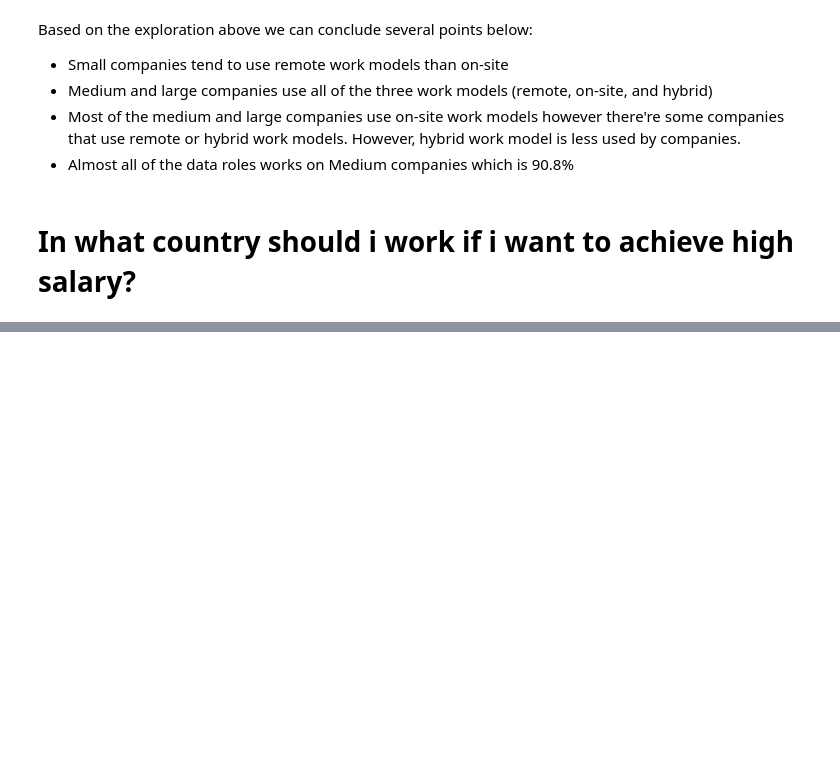
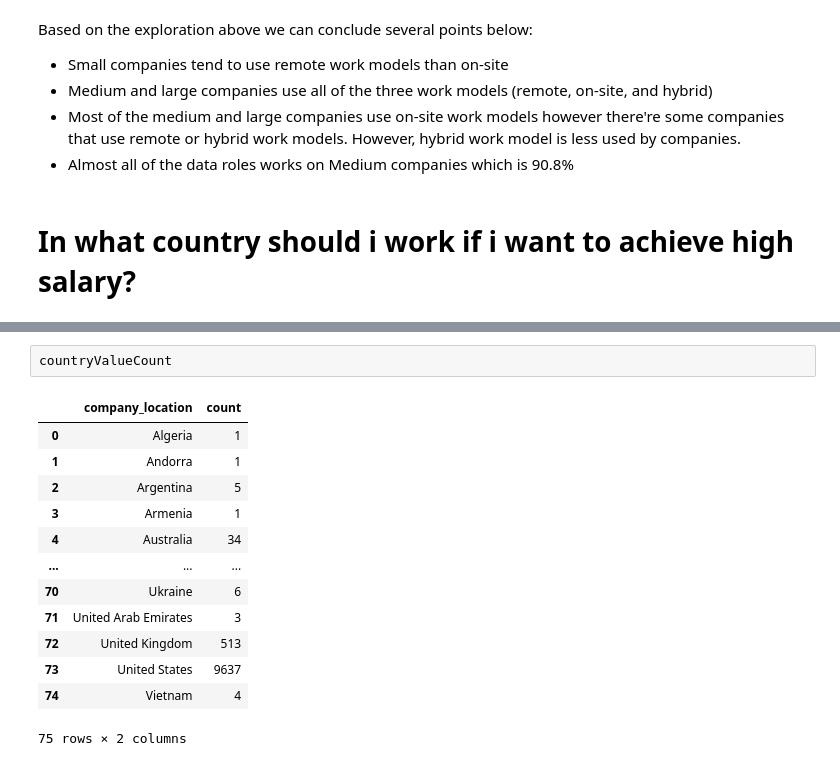
Before and after one commit to DickyAdi/DS2024_analysis, a Jupyter notebook: analysis.ipynb, the cells around one changed output, grey strips where cells are left out. Saved outputs shown, nothing was run; the diff lists cells and outputs as text; blank space fills up the shorter version.

```diff
--- a/analysis.ipynb
+++ b/analysis.ipynb
@@ -138,0 +155,16 @@ To answer this question we need to know how much the total salaries from each co
+# %%
+countryValueCount
+# %% [output]
+|  | company_location | count |
+| 0 | Algeria | 1 |
+| 1 | Andorra | 1 |
+| 2 | Argentina | 5 |
+| 3 | Armenia | 1 |
+| 4 | Australia | 34 |
+| ... | ... | ... |
+| 70 | Ukraine | 6 |
+| 71 | United Arab Emirates | 3 |
+| 72 | United Kingdom | 513 |
+| 73 | United States | 9637 |
+| 74 | Vietnam | 4 |
+75 rows × 2 columns
```
Also changed, not shown: parts of 18 cells of this notebook.
